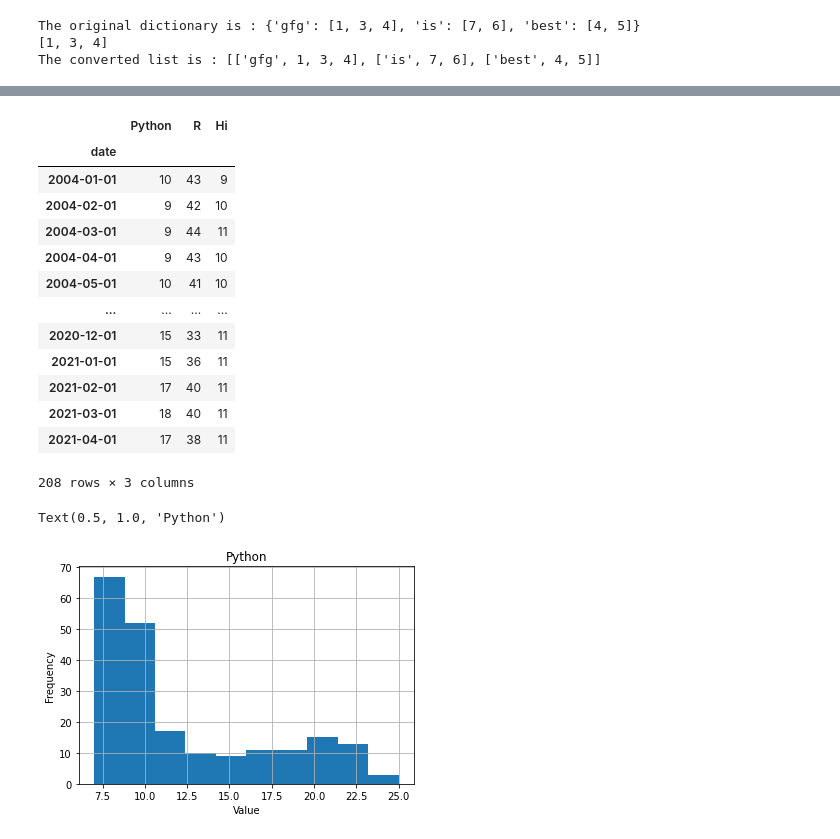
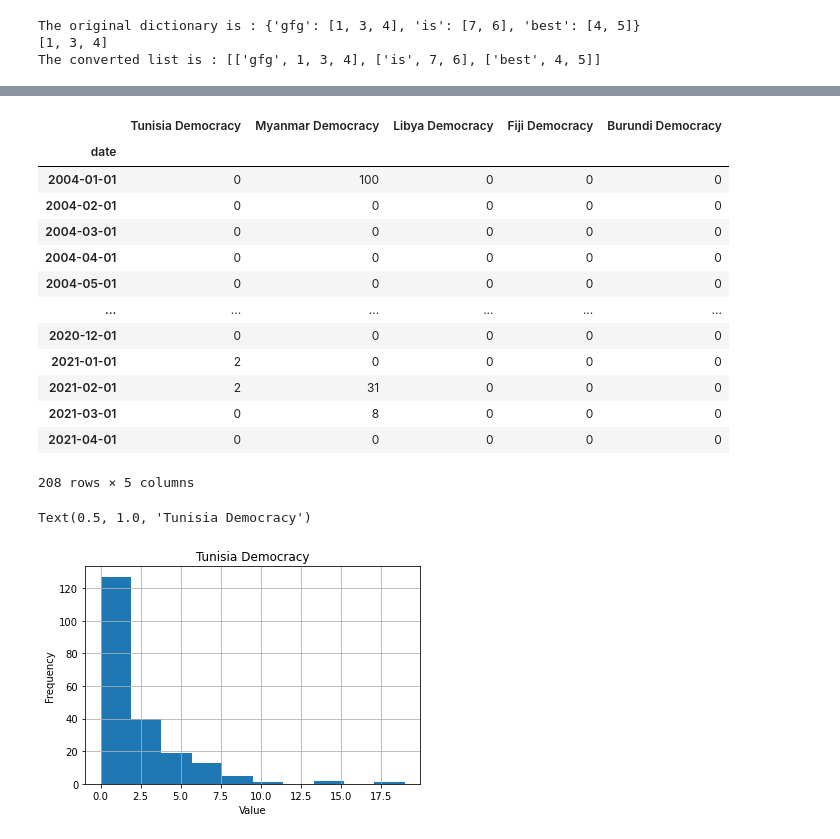
Before and after one commit to olincollege/midterm-project-Erhardt4, a Jupyter notebook: pytrend_test.ipynb, the cells around one changed output, grey strips where cells are left out. Drawn from its saved outputs; the diff is of its cells as text; code cells hidden in the pictures.

```diff
--- a/pytrend_test.ipynb
+++ b/pytrend_test.ipynb
@@ -80,7 +80,7 @@ hi
 
 [208 rows x 2 columns]]
 # %%
-countryList = ["Tunisia Democracy", "hi", "no", "yes"]
+countryList = ["Tunisia Democracy", "Tunisia Corruption"]
 
 plotCountry.makePlots(countryList)
 # %%
@@ -110,7 +110,7 @@ The converted list is : [['gfg', 1, 3, 4], ['is', 7, 6], ['best', 4, 5]]
 import pandas as pd
 from pytrends.request import TrendReq
 pytrend = TrendReq(hl='en-US', tz=360)
-keywords = ['Python', 'R', 'Hi']
+keywords = ["Tunisia Democracy", "Myanmar Democracy", "Libya Democracy", "Fiji Democracy", "Burundi Democracy"]
 pytrend.build_payload(
      kw_list=keywords,
      cat=0,
@@ -119,11 +119,12 @@ pytrend.build_payload(
      gprop='')
 data = pytrend.interest_over_time()
 data= data.drop(labels=['isPartial'],axis='columns')
-image = data.plot(title = 'Python V.S. R in last 3 months on Google Trends ')
-fig = image.get_figure()
-type(data)
 b = data.rolling(6).mean()
 x= ", ".join(keywords)
 b.plot()
 plt.title("Keyword: \""+ x + ",\" Interest In the US over Time")
+plotCountryUpdated.boxplots(data, "Tunisia Democracy")
+plotCountryUpdated.histograms(data, "Tunisia Democracy")
+plotCountryUpdated.rollingAverage(data, keywords, 4)
+plotCountryUpdated.makePlots(data,keywords)
 # %% [output]
@@ -133,6 +135,5 @@ Text(0.5, 1.0, 'Keyword: "Python, R, Hi," Interest In the US over Time')
 # %%
 import pylab as pl
-
 import plotCountryUpdated
 def pytrendData(countryList, save_name="", directory="", category=0, time='all', loc='US'):
     pytrends.build_payload(countryList, cat=category, timeframe=time, geo=loc, gprop='')
@@ -142,32 +143,36 @@ data = pytrendData(keywords)
 data= data.drop(labels=['isPartial'],axis='columns')
 data
 # %% [output]
-|  | Python | R | Hi |
-| date |  |  |  |
-| 2004-01-01 | 10 | 43 | 9 |
-| 2004-02-01 | 9 | 42 | 10 |
-| 2004-03-01 | 9 | 44 | 11 |
-| 2004-04-01 | 9 | 43 | 10 |
-| 2004-05-01 | 10 | 41 | 10 |
-| ... | ... | ... | ... |
-| 2020-12-01 | 15 | 33 | 11 |
-| 2021-01-01 | 15 | 36 | 11 |
-| 2021-02-01 | 17 | 40 | 11 |
-| 2021-03-01 | 18 | 40 | 11 |
-| 2021-04-01 | 17 | 38 | 11 |
+|  | Tunisia Democracy | Myanmar Democracy | Libya Democracy | Fiji Democracy | Burundi Democracy |
+| date |  |  |  |  |  |
+| 2004-01-01 | 0 | 100 | 0 | 0 | 0 |
+| 2004-02-01 | 0 | 0 | 0 | 0 | 0 |
+| 2004-03-01 | 0 | 0 | 0 | 0 | 0 |
+| 2004-04-01 | 0 | 0 | 0 | 0 | 0 |
+| 2004-05-01 | 0 | 0 | 0 | 0 | 0 |
+| ... | ... | ... | ... | ... | ... |
+| 2020-12-01 | 0 | 0 | 0 | 0 | 0 |
+| 2021-01-01 | 2 | 0 | 0 | 0 | 0 |
+| 2021-02-01 | 2 | 31 | 0 | 0 | 0 |
+| 2021-03-01 | 0 | 8 | 0 | 0 | 0 |
+| 2021-04-01 | 0 | 0 | 0 | 0 | 0 |
-208 rows × 3 columns
+208 rows × 5 columns
 # %%
 
 #plotCountryUpdated.makePlots(data, keywords)
 #plotCountryUpdated.rollingAverage(data, keywords, 5)
 #plotCountryUpdated.boxplots(data)
-histdata = data["Python"].hist()
+histdata = data["Tunisia Democracy"].hist()
 pl.xlabel("Value")
 pl.ylabel("Frequency")
-pl.title("Python")
+pl.title("Tunisia Democracy")
 
 #ax.xlabel("Value)
 #ax.ylabel("Frequency")
+b = data.rolling(6).mean()
+x= ", ".join(keywords)
+b.plot()
+plt.title("Keyword: \""+ x + ",\" Interest In the US over Time")
 # %% [output]
-Text(0.5, 1.0, 'Python')
+Text(0.5, 1.0, 'Tunisia Democracy')
-[figure, old version]
+[figure, new version]
```
Also changed, not shown: parts of 14 cells of this notebook, 6 other files.
